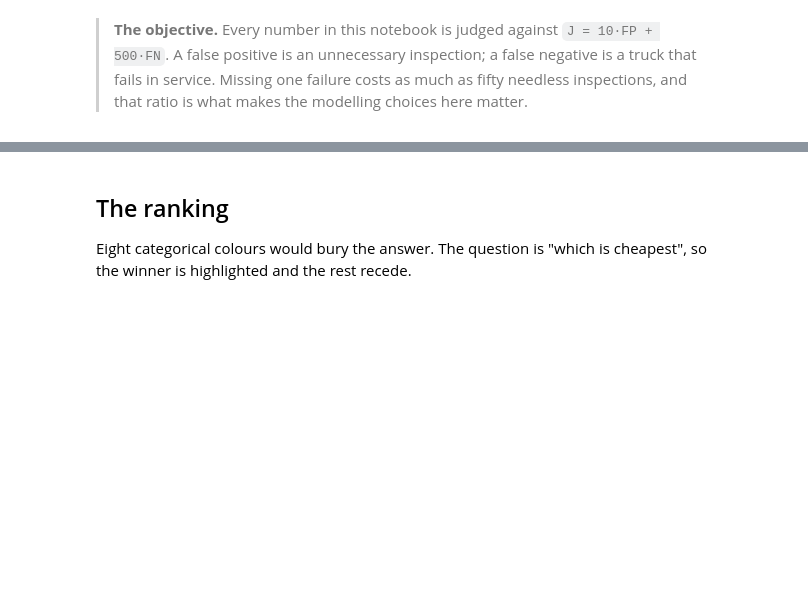
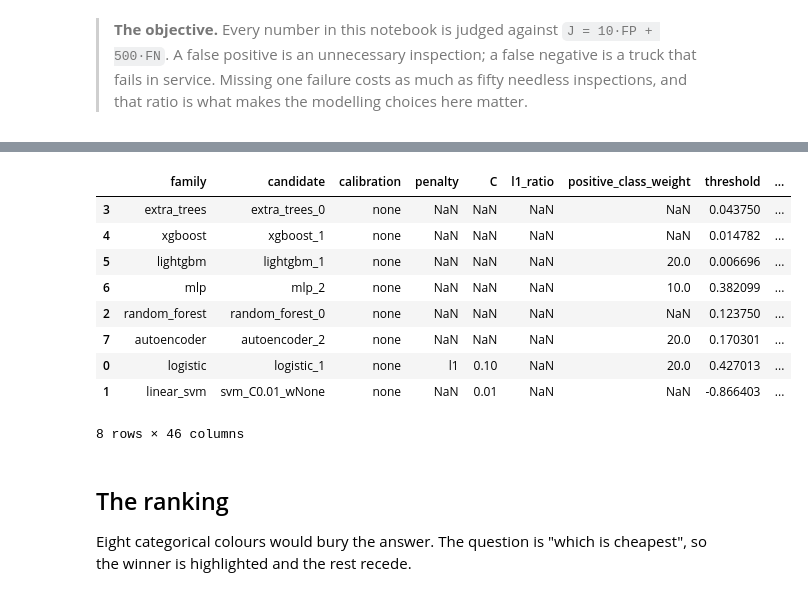
Before and after one commit to DiogoRibeiro7/scania-aps-cost, a Jupyter notebook: experiments/13_final_model_comparison.ipynb, the cells around one changed output, grey strips where cells are left out. Drawn from its saved outputs; the diff is of its cells as text; code cells hidden in the pictures; blank space fills up the shorter version.

```diff
--- a/experiments/13_final_model_comparison.ipynb
+++ b/experiments/13_final_model_comparison.ipynb
@@ -57,24 +79,35 @@ pd.DataFrame(
 # %%
 from scania_aps.studies import run_model_family_study
 
 comparison = run_model_family_study(
     TRAIN,
     TEST,
     ARTIFACTS,
     families=[
         "logistic",
         "linear_svm",
         "random_forest",
         "extra_trees",
         "xgboost",
         "lightgbm",
         "mlp",
         "autoencoder",
     ],
-    profile="full",
+    profile="quick",
     calibration="none",
 )
 comparison
+# %% [output]
+|  | family | candidate | calibration | penalty | C | l1_ratio | positive_class_weight | threshold | ... |
+| 3 | extra_trees | extra_trees_0 | none | NaN | NaN | NaN | NaN | 0.043750 | ... |
+| 4 | xgboost | xgboost_1 | none | NaN | NaN | NaN | NaN | 0.014782 | ... |
+| 5 | lightgbm | lightgbm_1 | none | NaN | NaN | NaN | 20.0 | 0.006696 | ... |
+| 6 | mlp | mlp_2 | none | NaN | NaN | NaN | 10.0 | 0.382099 | ... |
+| 2 | random_forest | random_forest_0 | none | NaN | NaN | NaN | NaN | 0.123750 | ... |
+| 7 | autoencoder | autoencoder_2 | none | NaN | NaN | NaN | 20.0 | 0.170301 | ... |
+| 0 | logistic | logistic_1 | none | l1 | 0.10 | NaN | 20.0 | 0.427013 | ... |
+| 1 | linear_svm | svm_C0.01_wNone | none | NaN | 0.01 | NaN | NaN | -0.866403 | ... |
+8 rows × 46 columns
 # %% [markdown]
 ## The ranking
 
```
Also changed, not shown: parts of 6 cells of this notebook.
